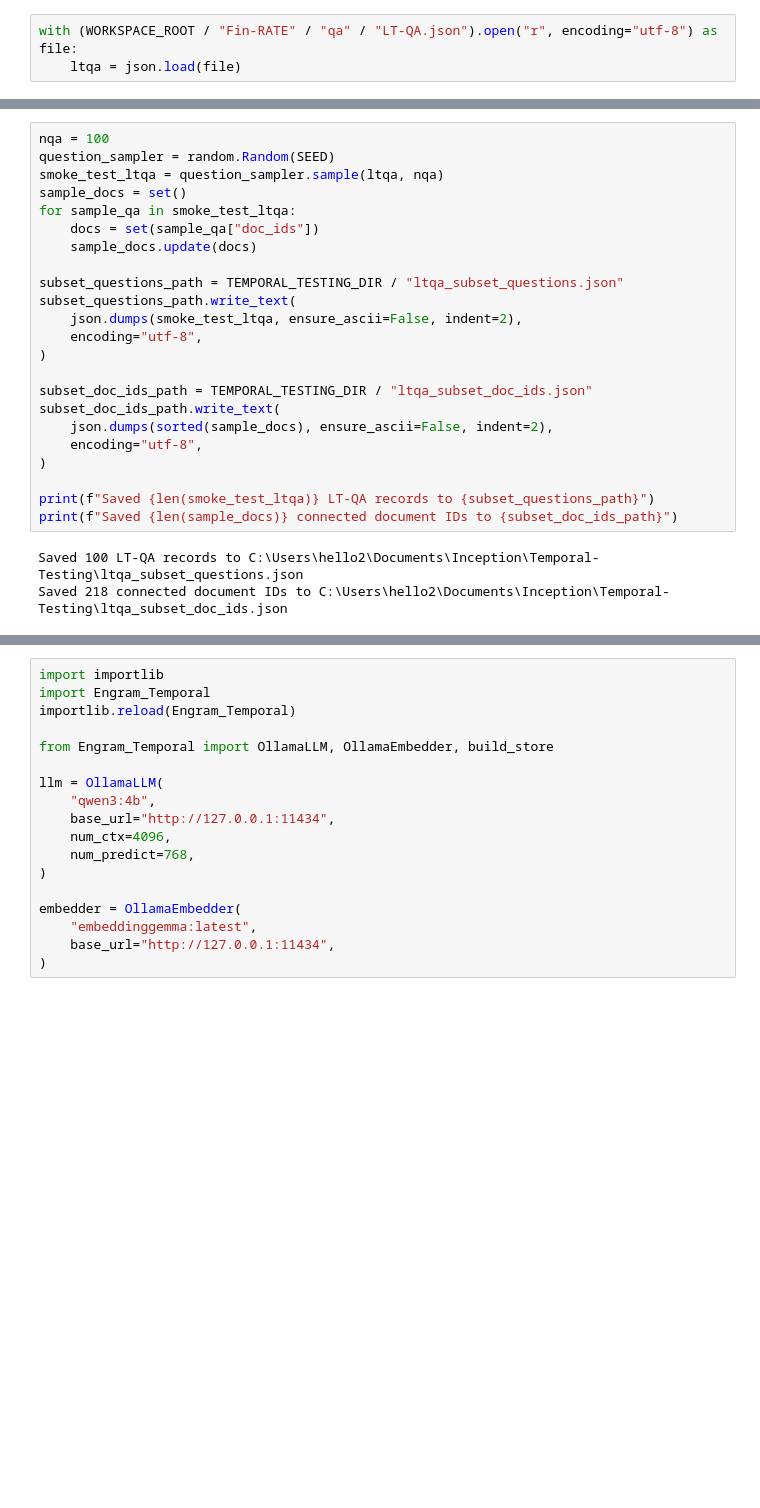
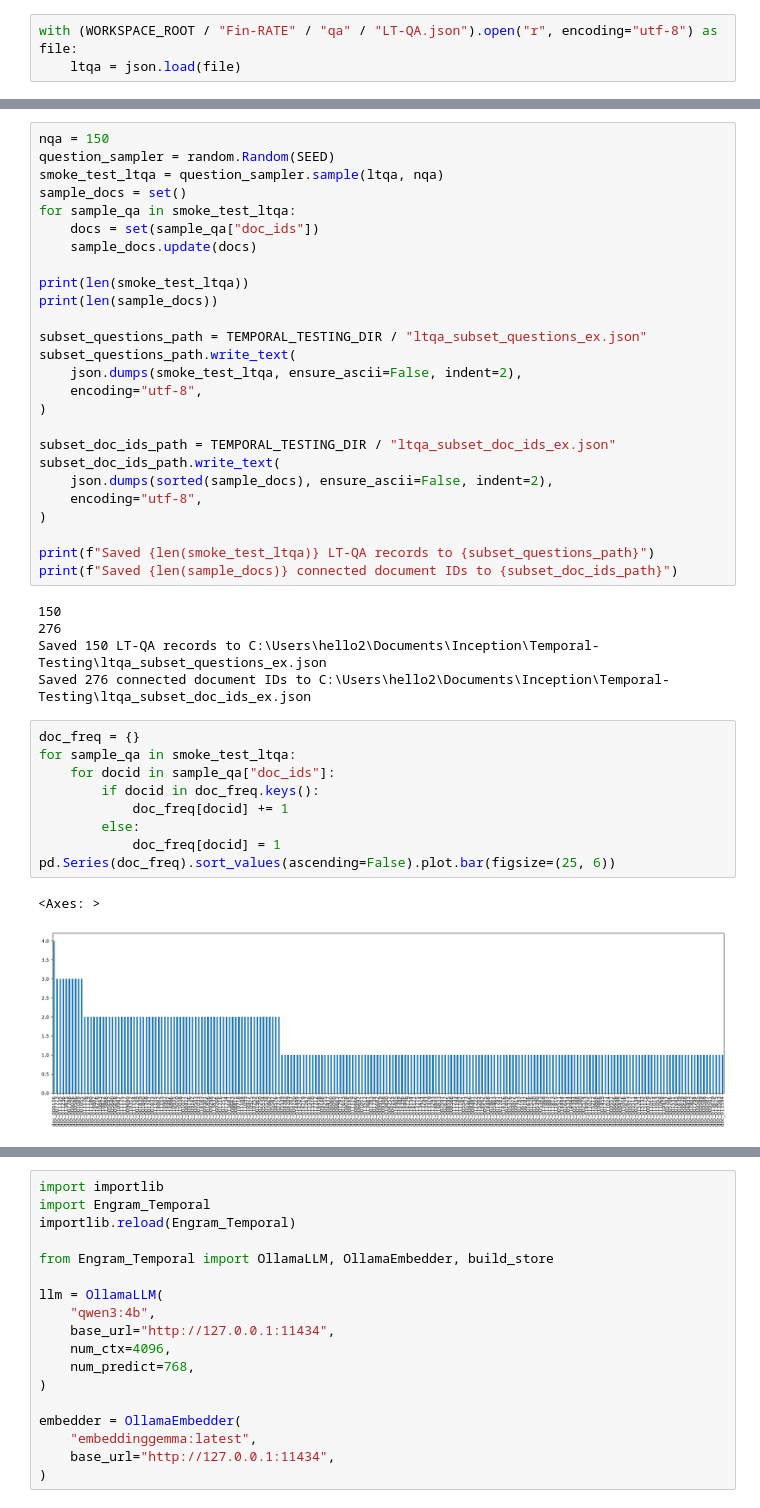
Before and after one commit to XenoBoss78/RAG_System_Comparison, a Jupyter notebook: Temporal-Testing/TemporalMemoryRetrieval.ipynb, the cells around one changed output, grey strips where cells are left out. Drawn from its saved outputs; the diff is of its cells as text; blank space fills up the shorter version.

Commit message:
Cleaned up code, added new functions to enable faster builds and benchmarks. Added new Variants of Chroma for testing and organized main notebook. Updated README and requirements

```diff
--- a/Temporal-Testing/TemporalMemoryRetrieval.ipynb
+++ b/Temporal-Testing/TemporalMemoryRetrieval.ipynb
@@ -39,5 +53,5 @@ with (WORKSPACE_ROOT / "Fin-RATE" / "qa" / "LT-QA.json").open("r", encoding="utf
 # %%
-nqa = 100
+nqa = 150
 question_sampler = random.Random(SEED)
 smoke_test_ltqa = question_sampler.sample(ltqa, nqa)
 sample_docs = set()
@@ -45,13 +59,16 @@ for sample_qa in smoke_test_ltqa:
     docs = set(sample_qa["doc_ids"])
     sample_docs.update(docs)
 
-subset_questions_path = TEMPORAL_TESTING_DIR / "ltqa_subset_questions.json"
+print(len(smoke_test_ltqa))
+print(len(sample_docs))
+
+subset_questions_path = TEMPORAL_TESTING_DIR / "ltqa_subset_questions_ex.json"
 subset_questions_path.write_text(
     json.dumps(smoke_test_ltqa, ensure_ascii=False, indent=2),
     encoding="utf-8",
 )
 
-subset_doc_ids_path = TEMPORAL_TESTING_DIR / "ltqa_subset_doc_ids.json"
+subset_doc_ids_path = TEMPORAL_TESTING_DIR / "ltqa_subset_doc_ids_ex.json"
 subset_doc_ids_path.write_text(
     json.dumps(sorted(sample_docs), ensure_ascii=False, indent=2),
     encoding="utf-8",
@@ -60,5 +77,19 @@ subset_doc_ids_path.write_text(
 print(f"Saved {len(smoke_test_ltqa)} LT-QA records to {subset_questions_path}")
 print(f"Saved {len(sample_docs)} connected document IDs to {subset_doc_ids_path}")
 # %% [output]
-Saved 100 LT-QA records to C:\Users\hello2\Documents\Inception\Temporal-Testing\ltqa_subset_questions.json
-Saved 218 connected document IDs to C:\Users\hello2\Documents\Inception\Temporal-Testing\ltqa_subset_doc_ids.json
+150
+276
+Saved 150 LT-QA records to C:\Users\hello2\Documents\Inception\Temporal-Testing\ltqa_subset_questions_ex.json
+Saved 276 connected document IDs to C:\Users\hello2\Documents\Inception\Temporal-Testing\ltqa_subset_doc_ids_ex.json
+# %%
+doc_freq = {}
+for sample_qa in smoke_test_ltqa:
+    for docid in sample_qa["doc_ids"]:
+        if docid in doc_freq.keys():
+            doc_freq[docid] += 1
+        else:
+            doc_freq[docid] = 1
+pd.Series(doc_freq).sort_values(ascending=False).plot.bar(figsize=(25, 6))
+# %% [output]
+<Axes: >
+[figure, added]
```
Also changed, not shown: parts of 24 cells of this notebook, 3 other files.
